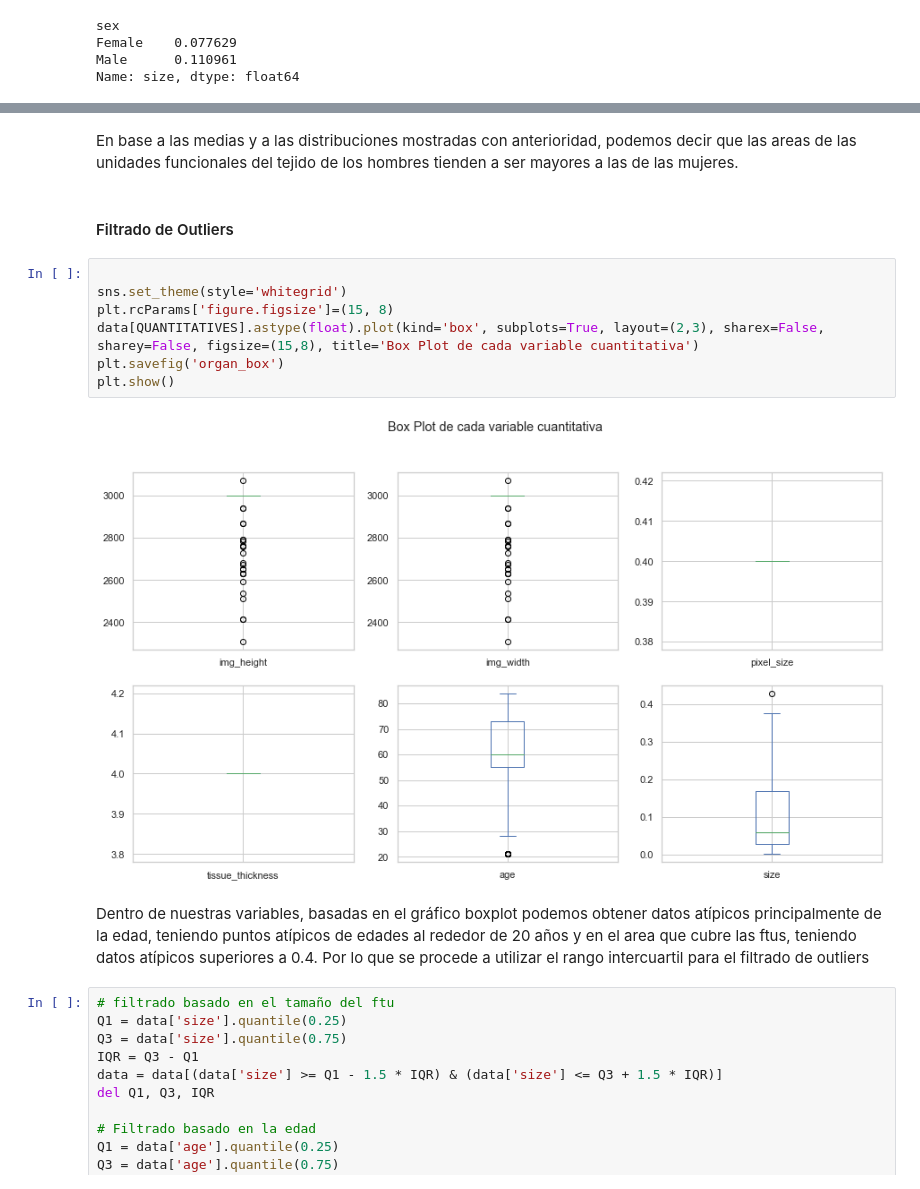
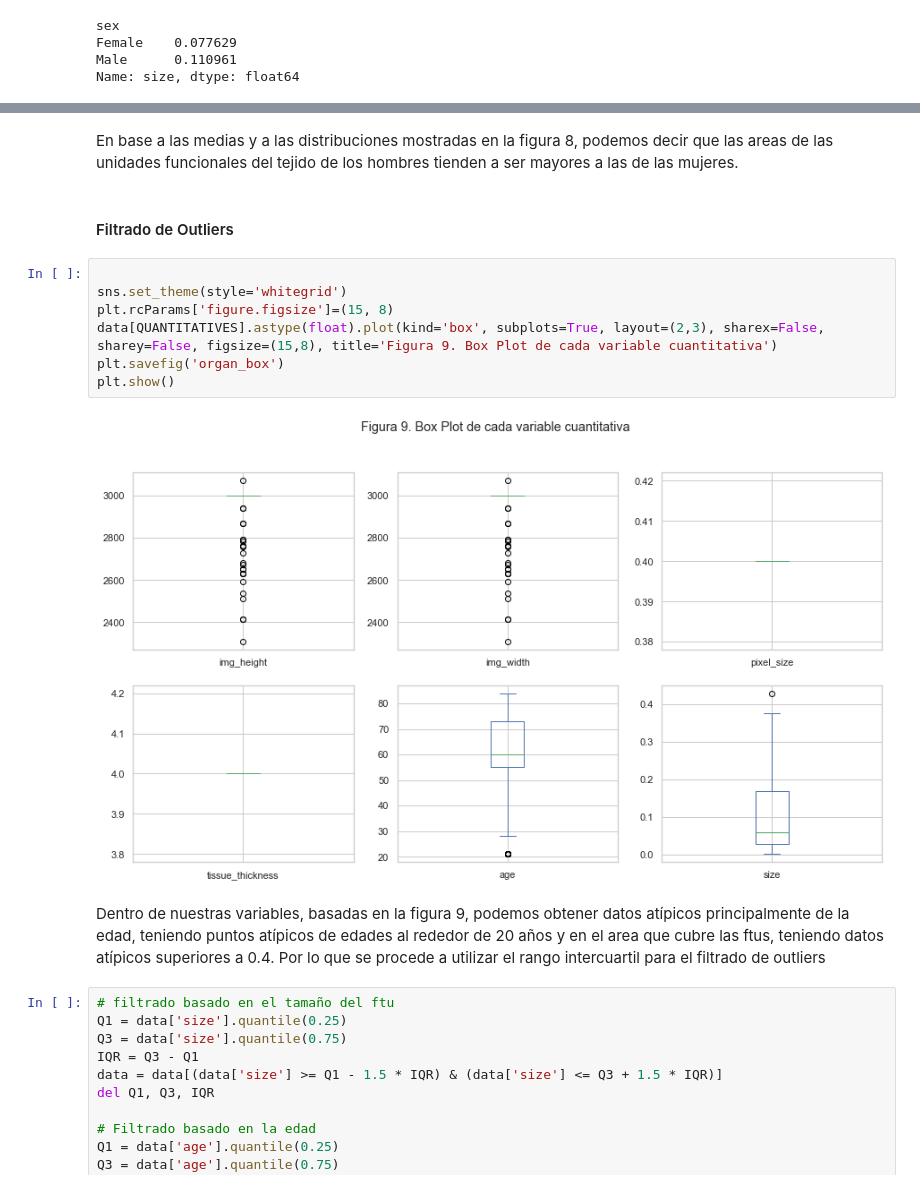
Before and after one commit to DiaZa13/hacking-the-human-body, a Jupyter notebook: project.ipynb, the cells around one changed output, grey strips where cells are left out. Drawn from its saved outputs; the diff is of its cells as text.

```diff
--- a/project.ipynb
+++ b/project.ipynb
@@ -342,18 +341,18 @@ sns.displot(data=data, x='size', hue='sex', kind='kde', fill=True)
 # %% [markdown]
-En base a las medias y a las distribuciones mostradas con anterioridad, podemos decir que las areas de las unidades funcionales del tejido de los hombres tienden a ser mayores a las de las mujeres.
+En base a las medias y a las distribuciones mostradas en la figura 8, podemos decir que las areas de las unidades funcionales del tejido de los hombres tienden a ser mayores a las de las mujeres.
 # %% [markdown]
 #### Filtrado de Outliers
 # %%
 
 sns.set_theme(style='whitegrid')
 plt.rcParams['figure.figsize']=(15, 8)
-data[QUANTITATIVES].astype(float).plot(kind='box', subplots=True, layout=(2,3), sharex=False, sharey=False, figsize=(15,8), title='Box Plot de cada variable cuantitativa')
+data[QUANTITATIVES].astype(float).plot(kind='box', subplots=True, layout=(2,3), sharex=False, sharey=False, figsize=(15,8), title='Figura 9. Box Plot de cada variable cuantitativa')
 plt.savefig('organ_box')
 plt.show()
 # %% [output]
-[figure, old version]
+[figure, new version]
 # %% [markdown]
-Dentro de nuestras variables, basadas en el gráfico boxplot podemos obtener datos atípicos principalmente de la edad, teniendo puntos atípicos de edades al rededor de 20 años y en el area que cubre las ftus, teniendo datos atípicos superiores a 0.4. Por lo que se procede a utilizar el rango intercuartil para el filtrado de outliers
+Dentro de nuestras variables, basadas en la figura 9, podemos obtener datos atípicos principalmente de la edad, teniendo puntos atípicos de edades al rededor de 20 años y en el area que cubre las ftus, teniendo datos atípicos superiores a 0.4. Por lo que se procede a utilizar el rango intercuartil para el filtrado de outliers
 # %%
 # filtrado basado en el tamaño del ftu
 Q1 = data['size'].quantile(0.25)
```
Also changed, not shown: parts of 13 cells of this notebook.
